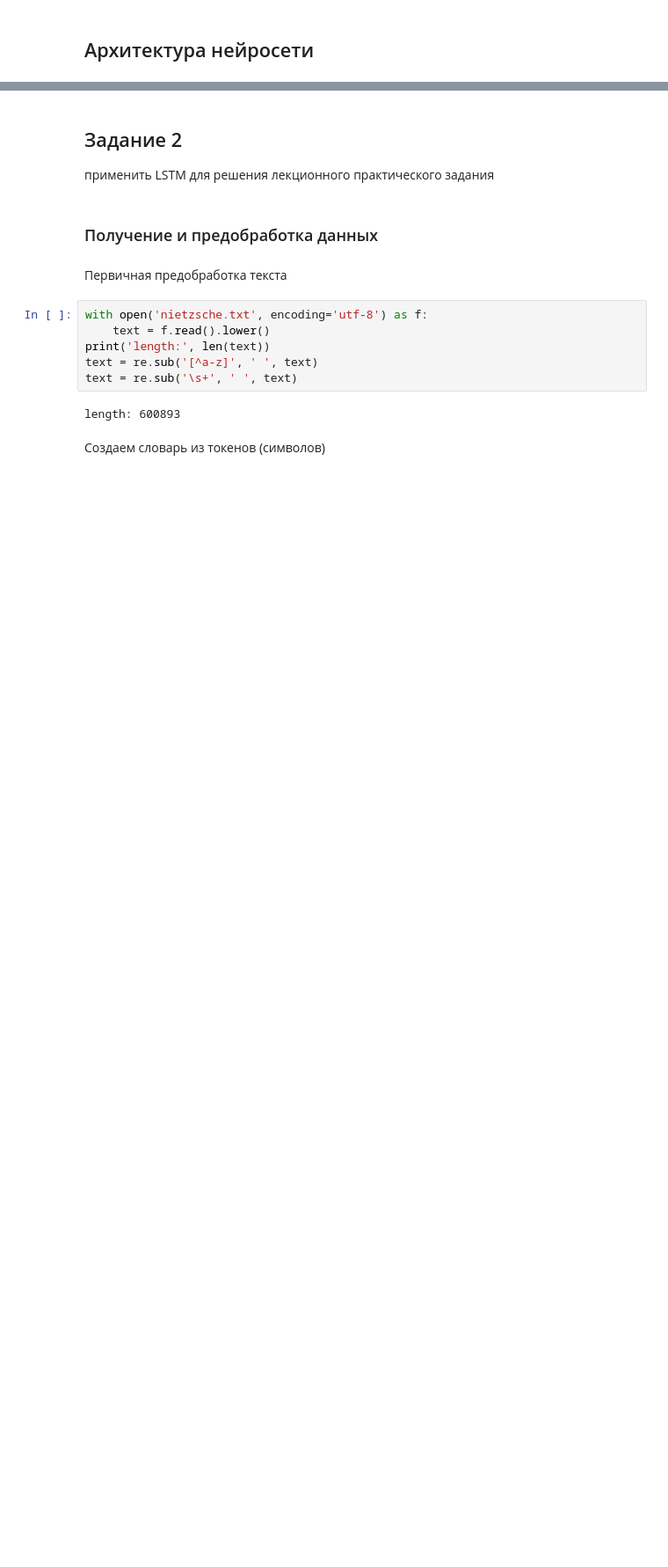
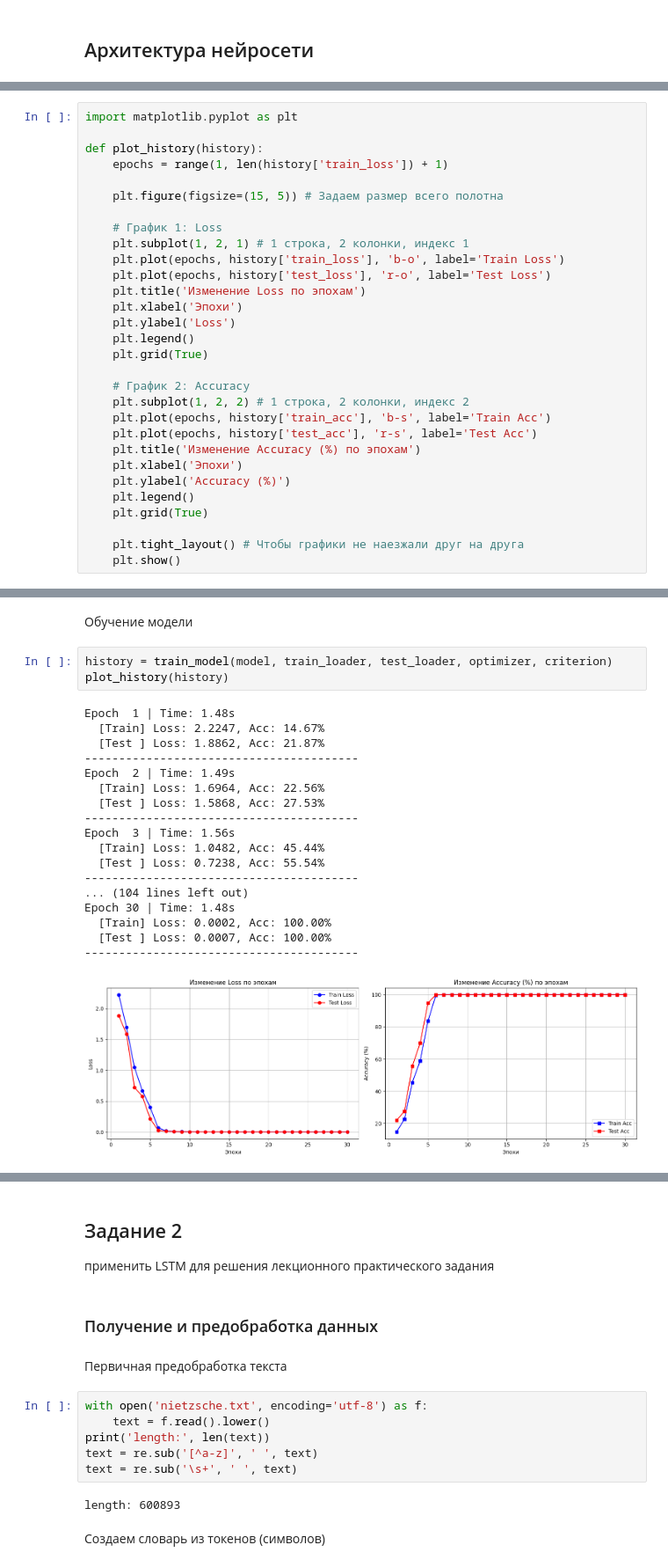
Before and after one commit to BalshowAndrew/pytorch_studying, a Jupyter notebook: rnn/HW_02_rnn.ipynb, the cells around one changed output, grey strips where cells are left out. Shown at 88% size. Saved outputs shown, nothing was run; the diff lists cells and outputs as text; blank space fills up the shorter version.

```diff
--- a/rnn/HW_02_rnn.ipynb
+++ b/rnn/HW_02_rnn.ipynb
@@ -30,0 +197,30 @@ y1 = x1, y(i) = x(i) + x(1). Если y(i) >= 10, то y(i) = y(i) - 10
+# %%
+import matplotlib.pyplot as plt
+
+def plot_history(history):
+    epochs = range(1, len(history['train_loss']) + 1)
+
+    plt.figure(figsize=(15, 5)) # Задаем размер всего полотна
+
+    # График 1: Loss
+    plt.subplot(1, 2, 1) # 1 строка, 2 колонки, индекс 1
+    plt.plot(epochs, history['train_loss'], 'b-o', label='Train Loss')
+    plt.plot(epochs, history['test_loss'], 'r-o', label='Test Loss')
+    plt.title('Изменение Loss по эпохам')
+    plt.xlabel('Эпохи')
+    plt.ylabel('Loss')
+    plt.legend()
+    plt.grid(True)
+
+    # График 2: Accuracy
+    plt.subplot(1, 2, 2) # 1 строка, 2 колонки, индекс 2
+    plt.plot(epochs, history['train_acc'], 'b-s', label='Train Acc')
+    plt.plot(epochs, history['test_acc'], 'r-s', label='Test Acc')
+    plt.title('Изменение Accuracy (%) по эпохам')
+    plt.xlabel('Эпохи')
+    plt.ylabel('Accuracy (%)')
+    plt.legend()
+    plt.grid(True)
+
+    plt.tight_layout() # Чтобы графики не наезжали друг на друга
+    plt.show()
@@ -30,0 +283,24 @@ y1 = x1, y(i) = x(i) + x(1). Если y(i) >= 10, то y(i) = y(i) - 10
+# %% [markdown]
+Обучение модели
+# %%
+history = train_model(model, train_loader, test_loader, optimizer, criterion)
+plot_history(history)
+# %% [output]
+Epoch  1 | Time: 1.48s
+  [Train] Loss: 2.2247, Acc: 14.67%
+  [Test ] Loss: 1.8862, Acc: 21.87%
+----------------------------------------
+Epoch  2 | Time: 1.49s
+  [Train] Loss: 1.6964, Acc: 22.56%
+  [Test ] Loss: 1.5868, Acc: 27.53%
+----------------------------------------
+Epoch  3 | Time: 1.56s
+  [Train] Loss: 1.0482, Acc: 45.44%
+  [Test ] Loss: 0.7238, Acc: 55.54%
+----------------------------------------
+... (104 lines left out)
+Epoch 30 | Time: 1.48s
+  [Train] Loss: 0.0002, Acc: 100.00%
+  [Test ] Loss: 0.0007, Acc: 100.00%
+----------------------------------------
+[figure, added]
```
Also changed, not shown: parts of 42 cells of this notebook.
